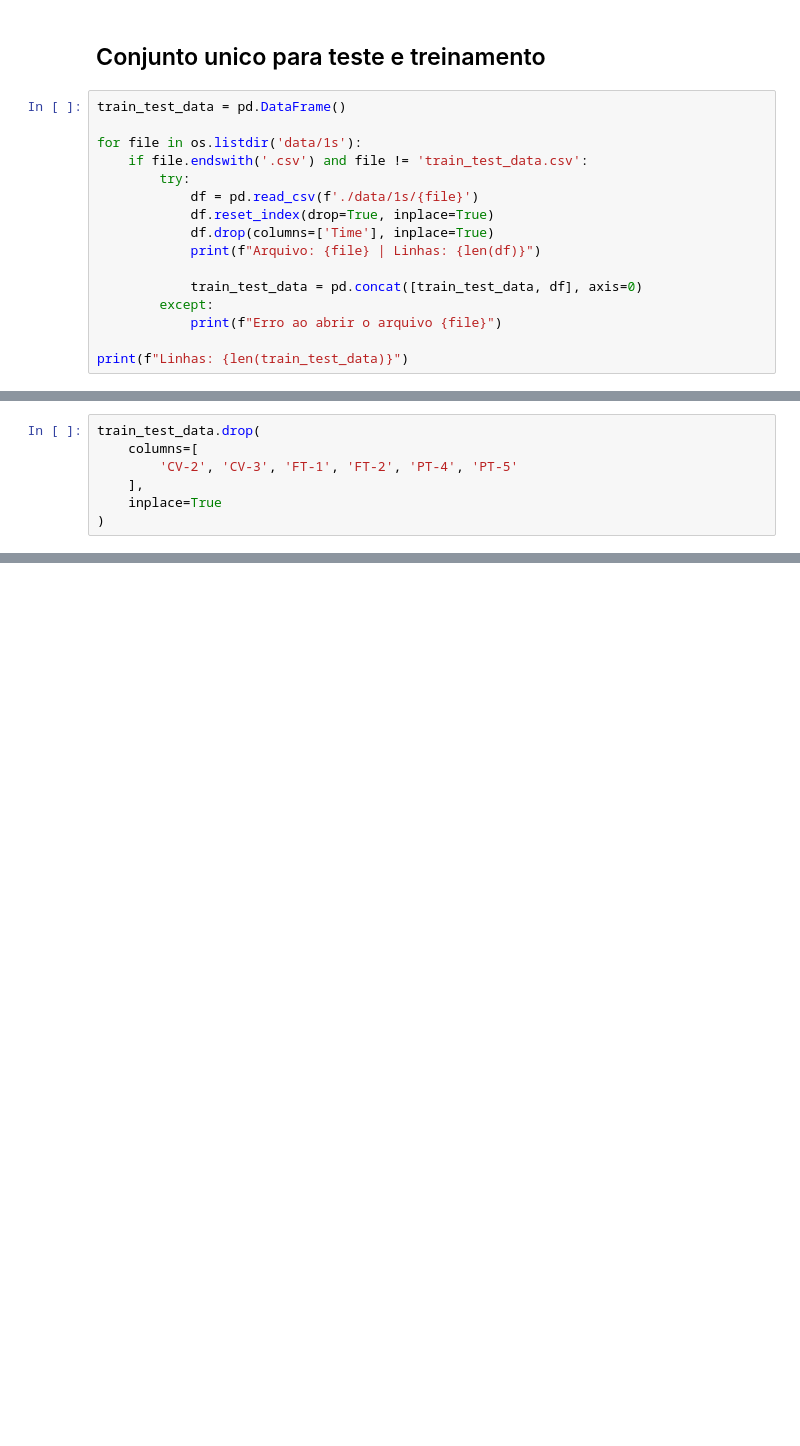
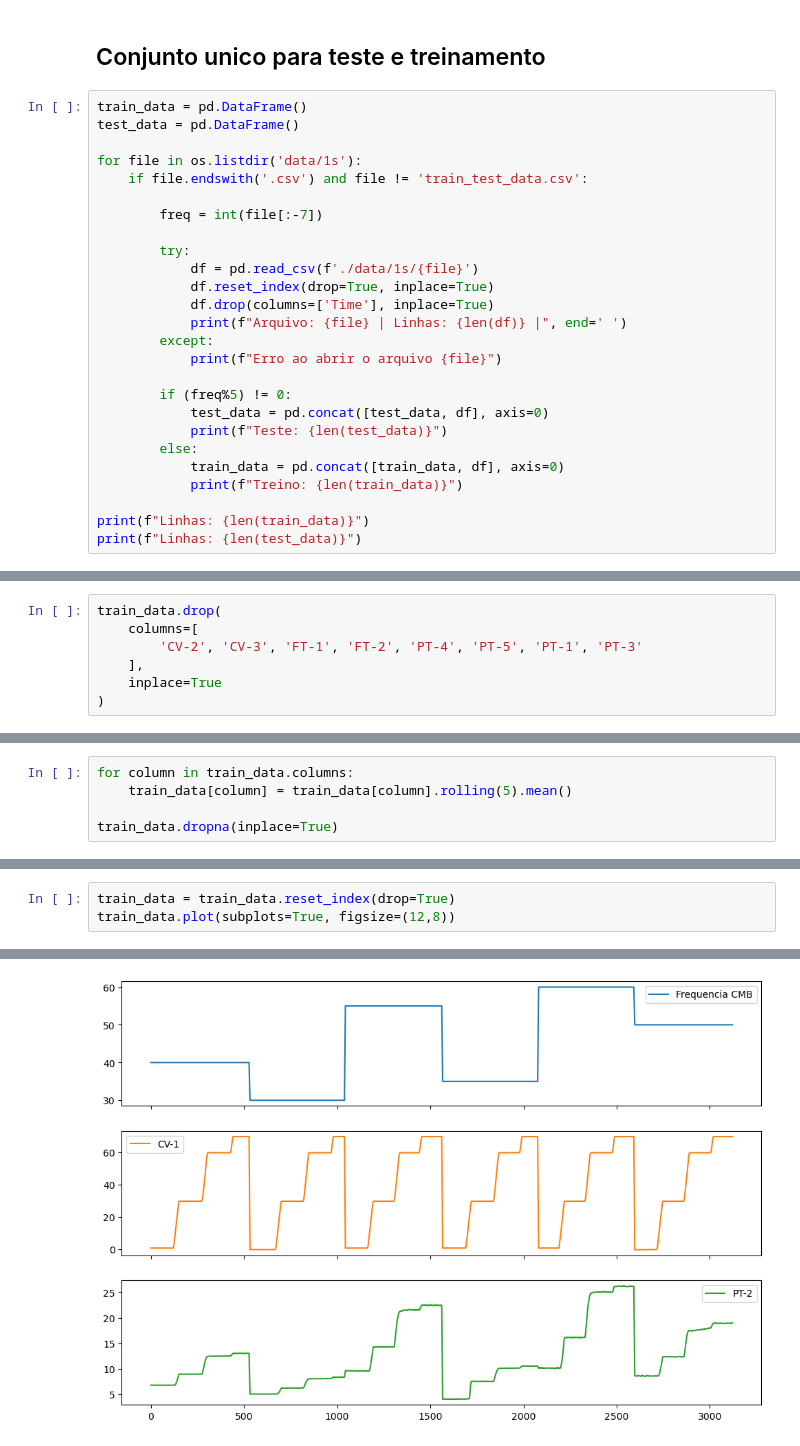
Before and after one commit to Miguel-mmf/smart-automation, a Jupyter notebook: ava02/pt2/analise_exploratoria.ipynb, the cells around one changed output, grey strips where cells are left out. Saved outputs shown, nothing was run; the diff lists cells and outputs as text; blank space fills up the shorter version.

```diff
--- a/ava02/pt2/analise_exploratoria.ipynb
+++ b/ava02/pt2/analise_exploratoria.ipynb
@@ -225,19 +225,29 @@ Arquivo: 50_1s.csv | Linhas: 529
 # %% [markdown]
 ## Conjunto unico para teste e treinamento
 # %%
-train_test_data = pd.DataFrame()
+train_data = pd.DataFrame()
+test_data = pd.DataFrame()
 
 for file in os.listdir('data/1s'):
     if file.endswith('.csv') and file != 'train_test_data.csv':
+
+        freq = int(file[:-7])
+
         try:
             df = pd.read_csv(f'./data/1s/{file}')
             df.reset_index(drop=True, inplace=True)
             df.drop(columns=['Time'], inplace=True)
-            print(f"Arquivo: {file} | Linhas: {len(df)}")
-
-            train_test_data = pd.concat([train_test_data, df], axis=0)
+            print(f"Arquivo: {file} | Linhas: {len(df)} |", end=' ')
         except:
             print(f"Erro ao abrir o arquivo {file}")
 
-print(f"Linhas: {len(train_test_data)}")
+        if (freq%5) != 0:
+            test_data = pd.concat([test_data, df], axis=0)
+            print(f"Teste: {len(test_data)}")
+        else:
+            train_data = pd.concat([train_data, df], axis=0)
+            print(f"Treino: {len(train_data)}")
+
+print(f"Linhas: {len(train_data)}")
+print(f"Linhas: {len(test_data)}")
 # %% [output]
@@ -263,7 +280,7 @@ Index(['Frequencia CMB', 'CV-1', 'CV-2', 'CV-3', 'PT-1', 'PT-2', 'PT-3',
 # %%
-train_test_data.drop(
+train_data.drop(
     columns=[
-        'CV-2', 'CV-3', 'FT-1', 'FT-2', 'PT-4', 'PT-5'
+        'CV-2', 'CV-3', 'FT-1', 'FT-2', 'PT-4', 'PT-5', 'PT-1', 'PT-3'
     ],
     inplace=True
 )
@@ -284,0 +324,5 @@ memory usage: 292.5 KB
+# %%
+for column in train_data.columns:
+    train_data[column] = train_data[column].rolling(5).mean()
+
+train_data.dropna(inplace=True)
@@ -292,0 +351,4 @@ report.save('./data/1s/train_test_data_report.html')
+# %%
+train_data = train_data.reset_index(drop=True)
+train_data.plot(subplots=True, figsize=(12,8))
+# %% [output]
@@ -292,0 +356 @@ report.save('./data/1s/train_test_data_report.html')
+[figure, added]
```
Also changed, not shown: parts of 15 cells of this notebook, 6 other files.
